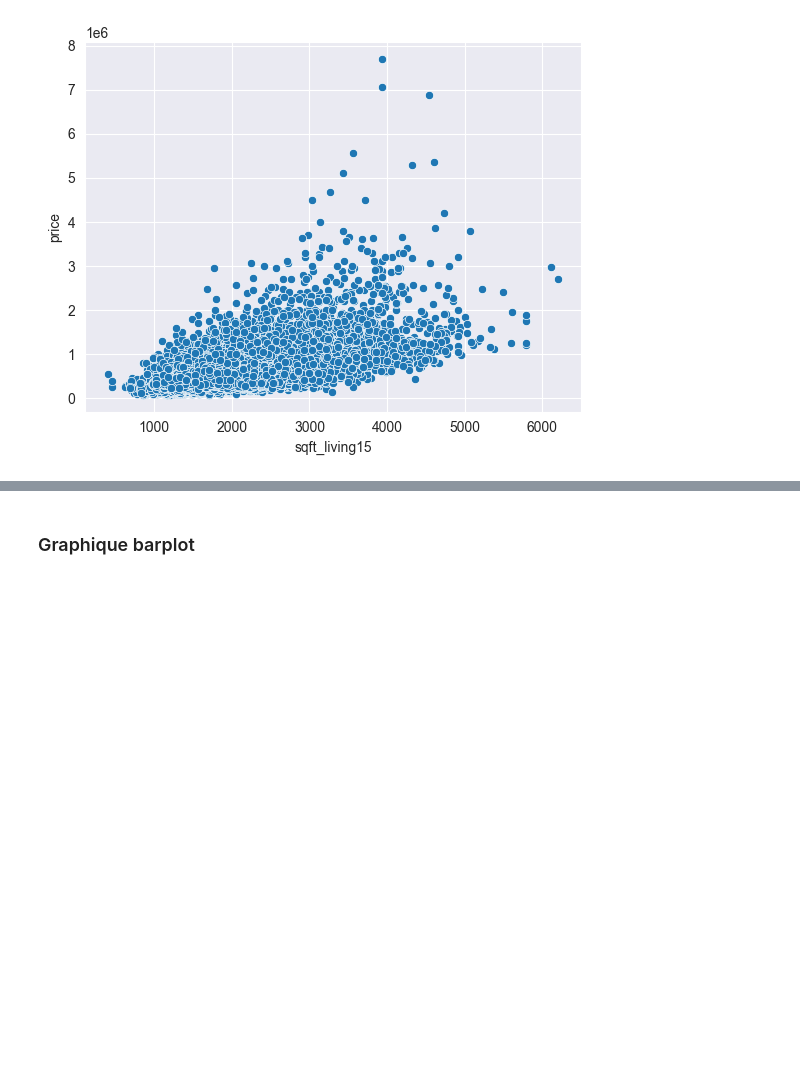
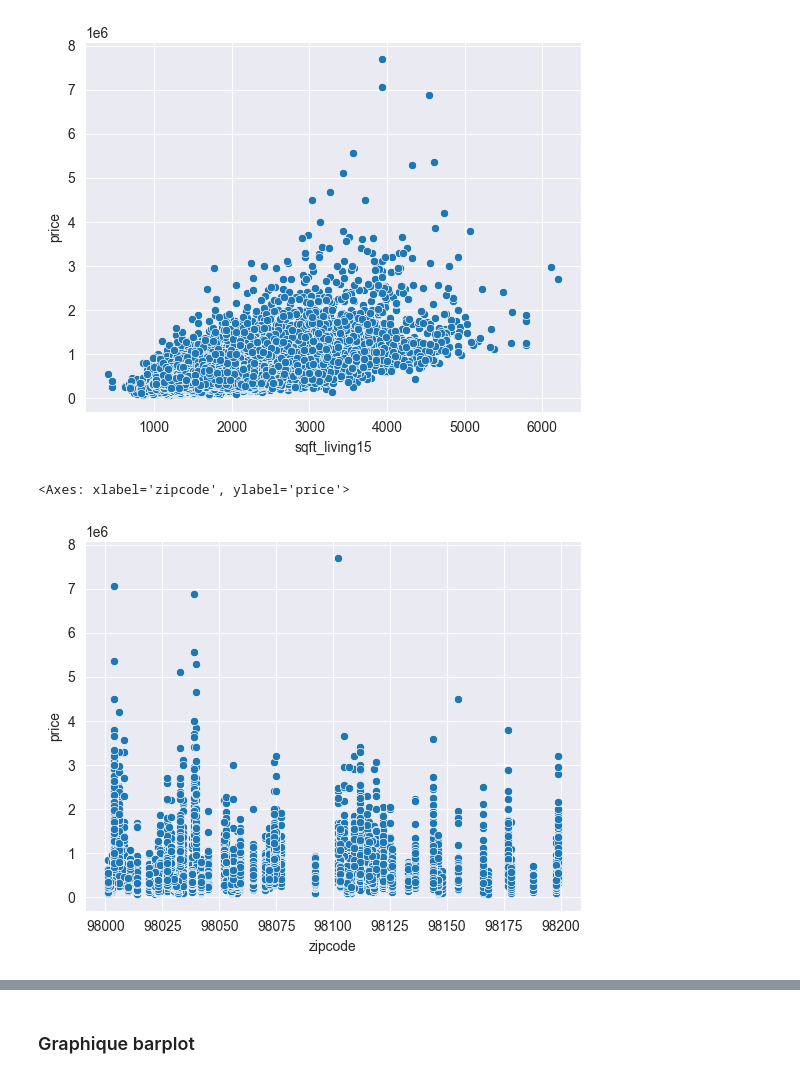
Before and after one commit to neevaiti/house_prediction_prices_app, a Jupyter notebook: components_machine_learning/read_and_clean_data.ipynb, the cells around one changed output, grey strips where cells are left out. Cells and saved outputs as stored; diff of their text form; code cells hidden in the pictures; blank space fills up the shorter version.

```diff
--- a/components_machine_learning/read_and_clean_data.ipynb
+++ b/components_machine_learning/read_and_clean_data.ipynb
@@ -67,3 +79,8 @@ sns.scatterplot(data=df_houses_datas_prototype, x='sqft_living15', y='price')
 # %% [output]
 <Axes: xlabel='sqft_living15', ylabel='price'>
 [figure]
+# %%
+sns.scatterplot(data=df_houses_datas_prototype, x='zipcode', y='price')
+# %% [output]
+<Axes: xlabel='zipcode', ylabel='price'>
+[figure, added]
```
Also changed, not shown: parts of 12 cells of this notebook, 3 other files.
